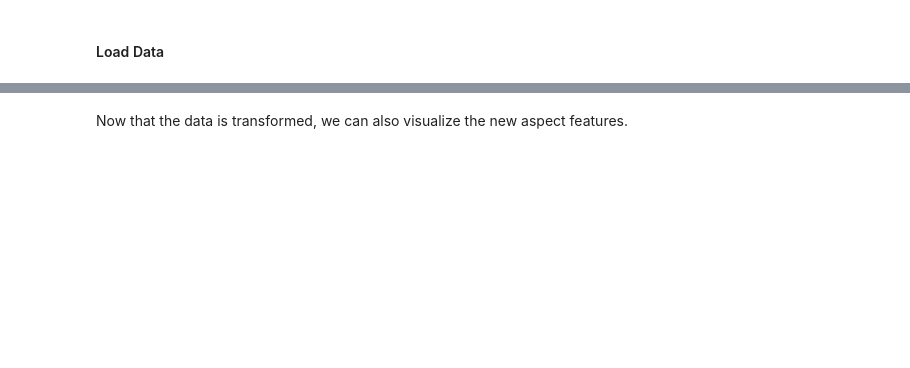
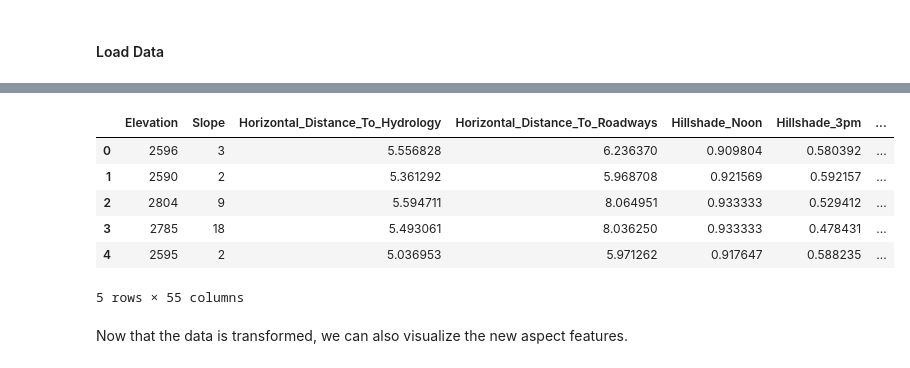
Before and after one commit to justinetaylor/mids-w207-final-project, a Jupyter notebook: clear_cut_solution.ipynb, the cells around one changed output, grey strips where cells are left out. Cells and saved outputs as stored; diff of their text form; code cells hidden in the pictures; blank space fills up the shorter version.

```diff
--- a/clear_cut_solution.ipynb
+++ b/clear_cut_solution.ipynb
@@ -180,3 +87,16 @@ train_df.describe()
+# %%
+# Apply (data independent) feature engineering to entire dataset
+train_df  = fe.manipulate_data(train_df)
+# Examine transformed data
+train_df.head()
+# %% [output]
+|  | Elevation | Slope | Horizontal_Distance_To_Hydrology | Horizontal_Distance_To_Roadways | Hillshade_Noon | Hillshade_3pm | ... |
+| 0 | 2596 | 3 | 5.556828 | 6.236370 | 0.909804 | 0.580392 | ... |
+| 1 | 2590 | 2 | 5.361292 | 5.968708 | 0.921569 | 0.592157 | ... |
+| 2 | 2804 | 9 | 5.594711 | 8.064951 | 0.933333 | 0.529412 | ... |
+| 3 | 2785 | 18 | 5.493061 | 8.036250 | 0.933333 | 0.478431 | ... |
+| 4 | 2595 | 2 | 5.036953 | 5.971262 | 0.917647 | 0.588235 | ... |
+5 rows × 55 columns
 # %% [markdown]
 Now that the data is transformed, we can also visualize the new aspect features.
 # %%
```
Also changed, not shown: parts of 70 cells of this notebook, 14 other files.
